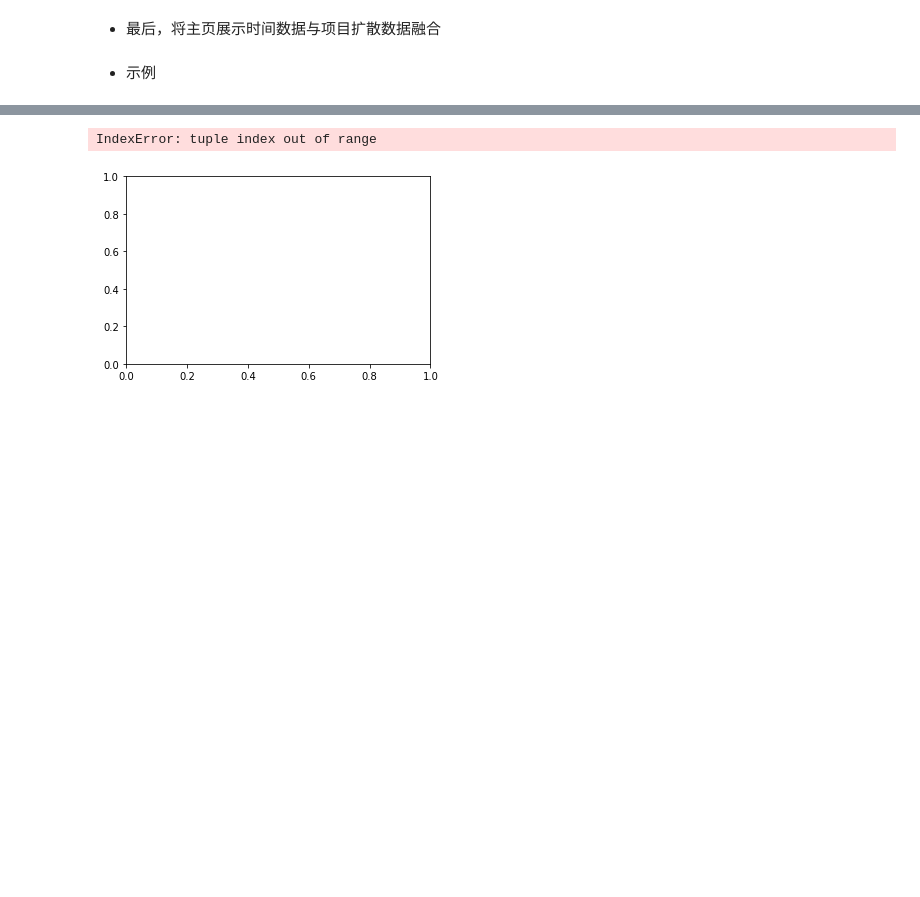
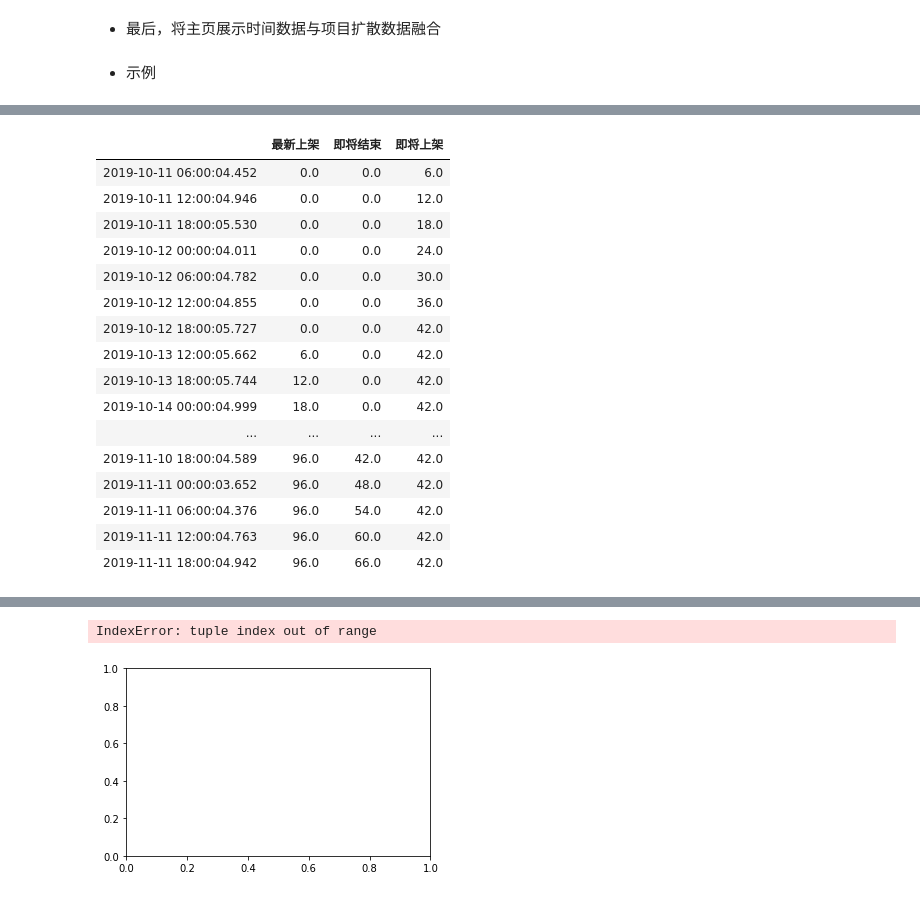
Before and after one commit to uscxiaoyu/crowdFundingDA, a Jupyter notebook: Data-analysis-Bass.ipynb, the cells around one changed output, grey strips where cells are left out. Cells and saved outputs as stored; diff of their text form; code cells hidden in the pictures; blank space fills up the shorter version.

```diff
--- a/Data-analysis-Bass.ipynb
+++ b/Data-analysis-Bass.ipynb
@@ -184,6 +283,26 @@ for index in clean_eff_front_df.index:
 
 a_dict_2 = {col: np.cumsum(a_dict[col]) for col in a_dict}
 clean_df = pd.DataFrame(a_dict_2, index=clean_eff_front_df.index)
+# %%
+clean_df
+# %% [output]
+|  | 最新上架 | 即将结束 | 即将上架 |
+| 2019-10-11 06:00:04.452 | 0.0 | 0.0 | 6.0 |
+| 2019-10-11 12:00:04.946 | 0.0 | 0.0 | 12.0 |
+| 2019-10-11 18:00:05.530 | 0.0 | 0.0 | 18.0 |
+| 2019-10-12 00:00:04.011 | 0.0 | 0.0 | 24.0 |
+| 2019-10-12 06:00:04.782 | 0.0 | 0.0 | 30.0 |
+| 2019-10-12 12:00:04.855 | 0.0 | 0.0 | 36.0 |
+| 2019-10-12 18:00:05.727 | 0.0 | 0.0 | 42.0 |
+| 2019-10-13 12:00:05.662 | 6.0 | 0.0 | 42.0 |
+| 2019-10-13 18:00:05.744 | 12.0 | 0.0 | 42.0 |
+| 2019-10-14 00:00:04.999 | 18.0 | 0.0 | 42.0 |
+| ... | ... | ... | ... |
+| 2019-11-10 18:00:04.589 | 96.0 | 42.0 | 42.0 |
+| 2019-11-11 00:00:03.652 | 96.0 | 48.0 | 42.0 |
+| 2019-11-11 06:00:04.376 | 96.0 | 54.0 | 42.0 |
+| 2019-11-11 12:00:04.763 | 96.0 | 60.0 | 42.0 |
+| 2019-11-11 18:00:04.942 | 96.0 | 66.0 | 42.0 |
 # %%
 b_dict = {}
 for index in p_df.index:
```
Also changed, not shown: parts of 17 cells of this notebook, 1 other file.
